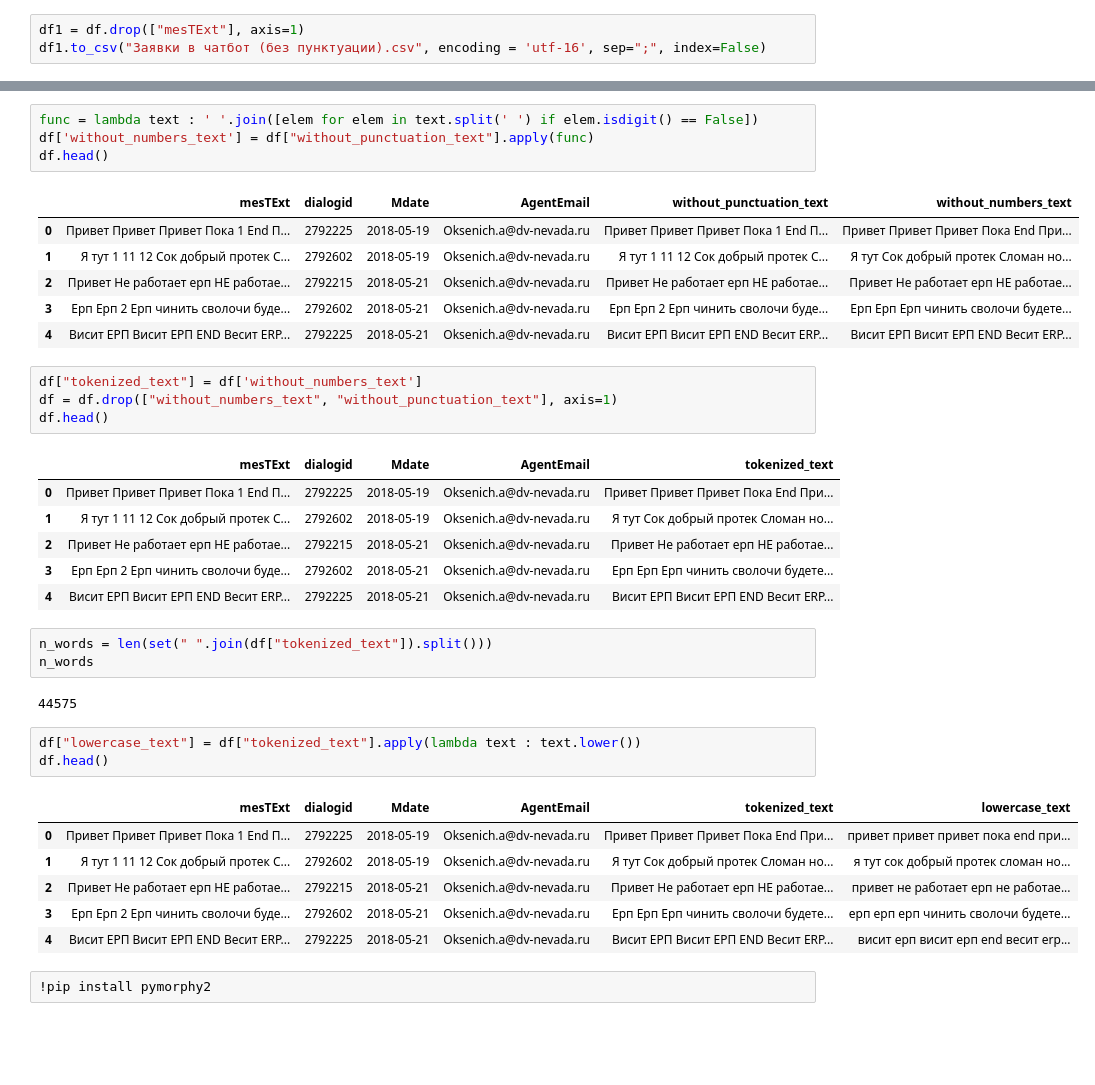
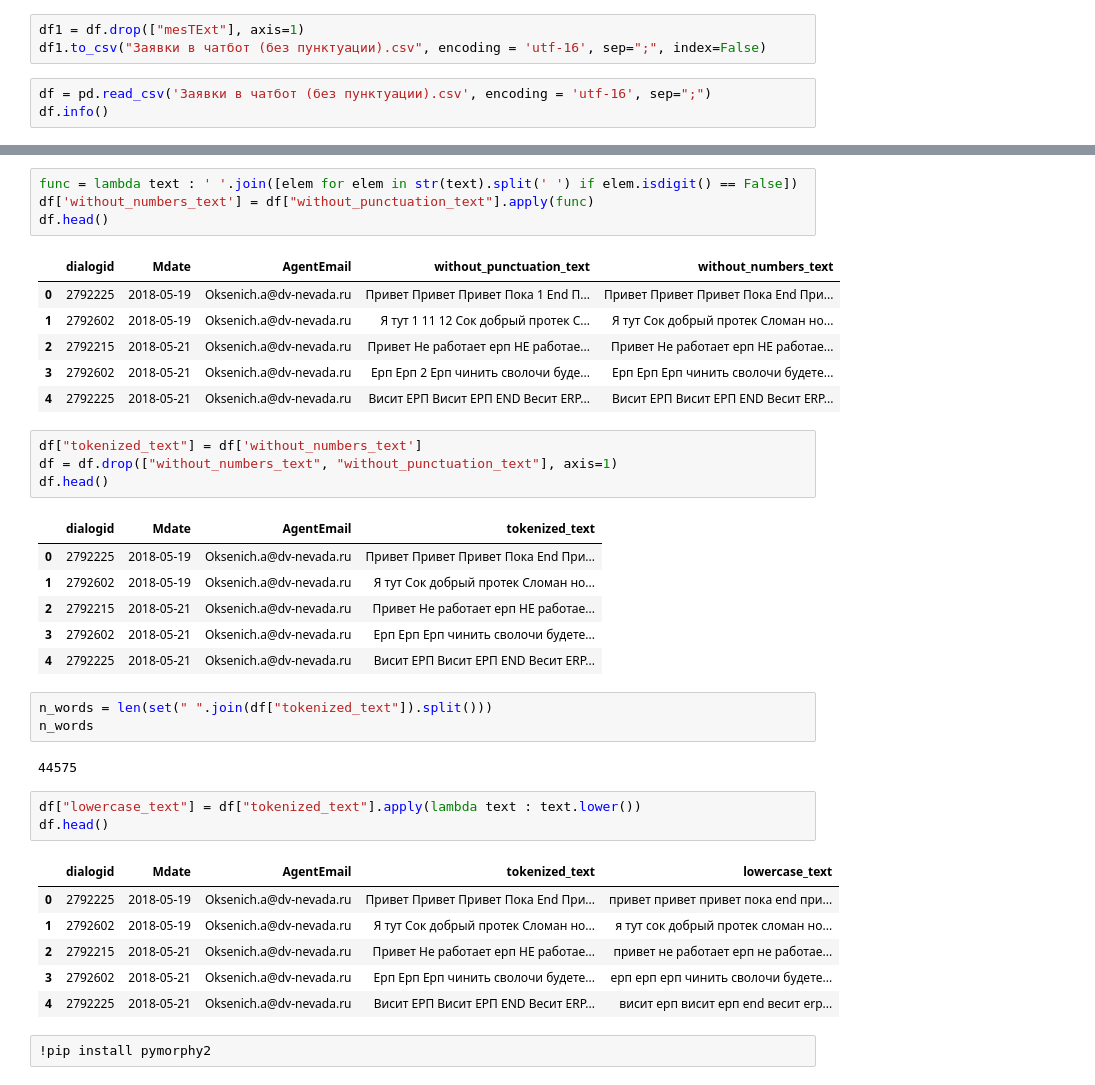
Before and after one commit to gulchitai/nlu-nevada, a Jupyter notebook: nlu-nevada.ipynb, the cells around one changed output, grey strips where cells are left out. Saved outputs shown, nothing was run; the diff lists cells and outputs as text; blank space fills up the shorter version.

```diff
--- a/nlu-nevada.ipynb
+++ b/nlu-nevada.ipynb
@@ -101,3 +101,6 @@ df.head()
 # %%
 df1 = df.drop(["mesTExt"], axis=1)
 df1.to_csv("Заявки в чатбот (без пунктуации).csv", encoding = 'utf-16', sep=";", index=False)
+# %%
+df = pd.read_csv('Заявки в чатбот (без пунктуации).csv', encoding = 'utf-16', sep=";")
+df.info()
@@ -104,25 +117,25 @@ df1.to_csv("Заявки в чатбот (без пунктуации).csv", enc
 # %%
-func = lambda text : ' '.join([elem for elem in text.split(' ') if elem.isdigit() == False])
+func = lambda text : ' '.join([elem for elem in str(text).split(' ') if elem.isdigit() == False])
 df['without_numbers_text'] = df["without_punctuation_text"].apply(func)
 df.head()
 # %% [output]
-|  | mesTExt | dialogid | Mdate | AgentEmail | without_punctuation_text | without_numbers_text |
-| 0 | Привет Привет Привет Пока 1 End П... | 2792225 | 2018-05-19 | Oksenich.a@dv-nevada.ru | Привет Привет Привет Пока 1 End П... | Привет Привет Привет Пока End При... |
-| 1 | Я тут 1 11 12 Сок добрый протек С... | 2792602 | 2018-05-19 | Oksenich.a@dv-nevada.ru | Я тут 1 11 12 Сок добрый протек С... | Я тут Сок добрый протек Сломан но... |
-| 2 | Привет Не работает ерп НЕ работае... | 2792215 | 2018-05-21 | Oksenich.a@dv-nevada.ru | Привет Не работает ерп НЕ работае... | Привет Не работает ерп НЕ работае... |
-| 3 | Ерп Ерп 2 Ерп чинить сволочи буде... | 2792602 | 2018-05-21 | Oksenich.a@dv-nevada.ru | Ерп Ерп 2 Ерп чинить сволочи буде... | Ерп Ерп Ерп чинить сволочи будете... |
-| 4 | Висит ЕРП Висит ЕРП END Весит ERP... | 2792225 | 2018-05-21 | Oksenich.a@dv-nevada.ru | Висит ЕРП Висит ЕРП END Весит ERP... | Висит ЕРП Висит ЕРП END Весит ERP... |
+|  | dialogid | Mdate | AgentEmail | without_punctuation_text | without_numbers_text |
+| 0 | 2792225 | 2018-05-19 | Oksenich.a@dv-nevada.ru | Привет Привет Привет Пока 1 End П... | Привет Привет Привет Пока End При... |
+| 1 | 2792602 | 2018-05-19 | Oksenich.a@dv-nevada.ru | Я тут 1 11 12 Сок добрый протек С... | Я тут Сок добрый протек Сломан но... |
+| 2 | 2792215 | 2018-05-21 | Oksenich.a@dv-nevada.ru | Привет Не работает ерп НЕ работае... | Привет Не работает ерп НЕ работае... |
+| 3 | 2792602 | 2018-05-21 | Oksenich.a@dv-nevada.ru | Ерп Ерп 2 Ерп чинить сволочи буде... | Ерп Ерп Ерп чинить сволочи будете... |
+| 4 | 2792225 | 2018-05-21 | Oksenich.a@dv-nevada.ru | Висит ЕРП Висит ЕРП END Весит ERP... | Висит ЕРП Висит ЕРП END Весит ERP... |
 # %%
 df["tokenized_text"] = df['without_numbers_text']
 df = df.drop(["without_numbers_text", "without_punctuation_text"], axis=1)
 df.head()
 # %% [output]
-|  | mesTExt | dialogid | Mdate | AgentEmail | tokenized_text |
-| 0 | Привет Привет Привет Пока 1 End П... | 2792225 | 2018-05-19 | Oksenich.a@dv-nevada.ru | Привет Привет Привет Пока End При... |
-| 1 | Я тут 1 11 12 Сок добрый протек С... | 2792602 | 2018-05-19 | Oksenich.a@dv-nevada.ru | Я тут Сок добрый протек Сломан но... |
-| 2 | Привет Не работает ерп НЕ работае... | 2792215 | 2018-05-21 | Oksenich.a@dv-nevada.ru | Привет Не работает ерп НЕ работае... |
-| 3 | Ерп Ерп 2 Ерп чинить сволочи буде... | 2792602 | 2018-05-21 | Oksenich.a@dv-nevada.ru | Ерп Ерп Ерп чинить сволочи будете... |
-| 4 | Висит ЕРП Висит ЕРП END Весит ERP... | 2792225 | 2018-05-21 | Oksenich.a@dv-nevada.ru | Висит ЕРП Висит ЕРП END Весит ERP... |
+|  | dialogid | Mdate | AgentEmail | tokenized_text |
+| 0 | 2792225 | 2018-05-19 | Oksenich.a@dv-nevada.ru | Привет Привет Привет Пока End При... |
+| 1 | 2792602 | 2018-05-19 | Oksenich.a@dv-nevada.ru | Я тут Сок добрый протек Сломан но... |
+| 2 | 2792215 | 2018-05-21 | Oksenich.a@dv-nevada.ru | Привет Не работает ерп НЕ работае... |
+| 3 | 2792602 | 2018-05-21 | Oksenich.a@dv-nevada.ru | Ерп Ерп Ерп чинить сволочи будете... |
+| 4 | 2792225 | 2018-05-21 | Oksenich.a@dv-nevada.ru | Висит ЕРП Висит ЕРП END Весит ERP... |
 # %%
 n_words = len(set(" ".join(df["tokenized_text"]).split()))
 n_words
@@ -132,12 +145,12 @@ n_words
 df["lowercase_text"] = df["tokenized_text"].apply(lambda text : text.lower())
 df.head()
 # %% [output]
-|  | mesTExt | dialogid | Mdate | AgentEmail | tokenized_text | lowercase_text |
-| 0 | Привет Привет Привет Пока 1 End П... | 2792225 | 2018-05-19 | Oksenich.a@dv-nevada.ru | Привет Привет Привет Пока End При... | привет привет привет пока end при... |
-| 1 | Я тут 1 11 12 Сок добрый протек С... | 2792602 | 2018-05-19 | Oksenich.a@dv-nevada.ru | Я тут Сок добрый протек Сломан но... | я тут сок добрый протек сломан но... |
-| 2 | Привет Не работает ерп НЕ работае... | 2792215 | 2018-05-21 | Oksenich.a@dv-nevada.ru | Привет Не работает ерп НЕ работае... | привет не работает ерп не работае... |
-| 3 | Ерп Ерп 2 Ерп чинить сволочи буде... | 2792602 | 2018-05-21 | Oksenich.a@dv-nevada.ru | Ерп Ерп Ерп чинить сволочи будете... | ерп ерп ерп чинить сволочи будете... |
-| 4 | Висит ЕРП Висит ЕРП END Весит ERP... | 2792225 | 2018-05-21 | Oksenich.a@dv-nevada.ru | Висит ЕРП Висит ЕРП END Весит ERP... | висит ерп висит ерп end весит erp... |
+|  | dialogid | Mdate | AgentEmail | tokenized_text | lowercase_text |
+| 0 | 2792225 | 2018-05-19 | Oksenich.a@dv-nevada.ru | Привет Привет Привет Пока End При... | привет привет привет пока end при... |
+| 1 | 2792602 | 2018-05-19 | Oksenich.a@dv-nevada.ru | Я тут Сок добрый протек Сломан но... | я тут сок добрый протек сломан но... |
+| 2 | 2792215 | 2018-05-21 | Oksenich.a@dv-nevada.ru | Привет Не работает ерп НЕ работае... | привет не работает ерп не работае... |
+| 3 | 2792602 | 2018-05-21 | Oksenich.a@dv-nevada.ru | Ерп Ерп Ерп чинить сволочи будете... | ерп ерп ерп чинить сволочи будете... |
+| 4 | 2792225 | 2018-05-21 | Oksenich.a@dv-nevada.ru | Висит ЕРП Висит ЕРП END Весит ERP... | висит ерп висит ерп end весит erp... |
 # %%
 !pip install pymorphy2
 # %% [output]
```
Also changed, not shown: parts of 15 cells of this notebook.
